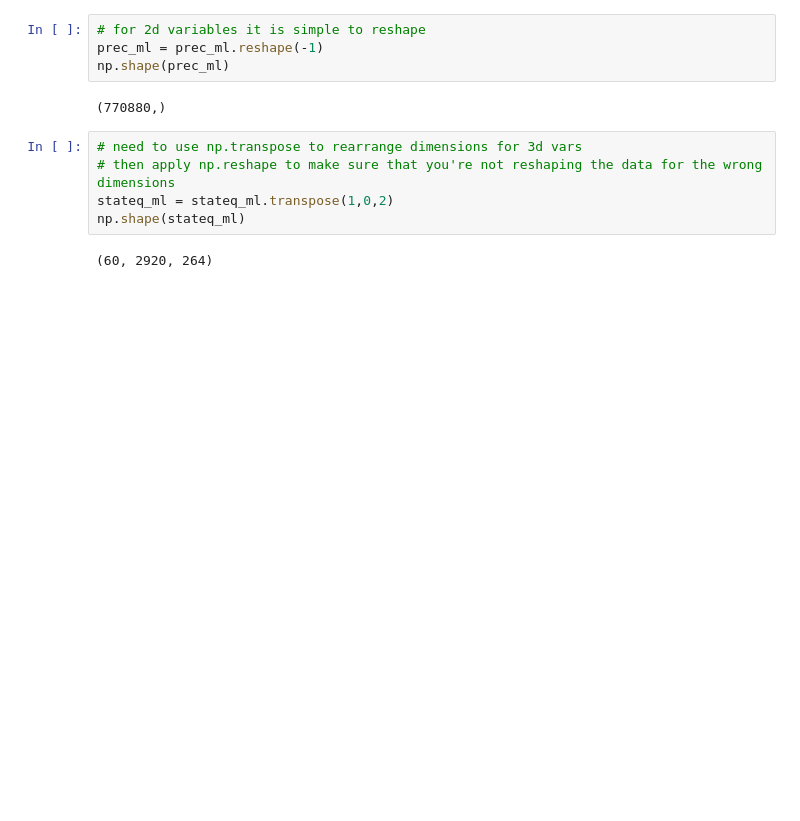
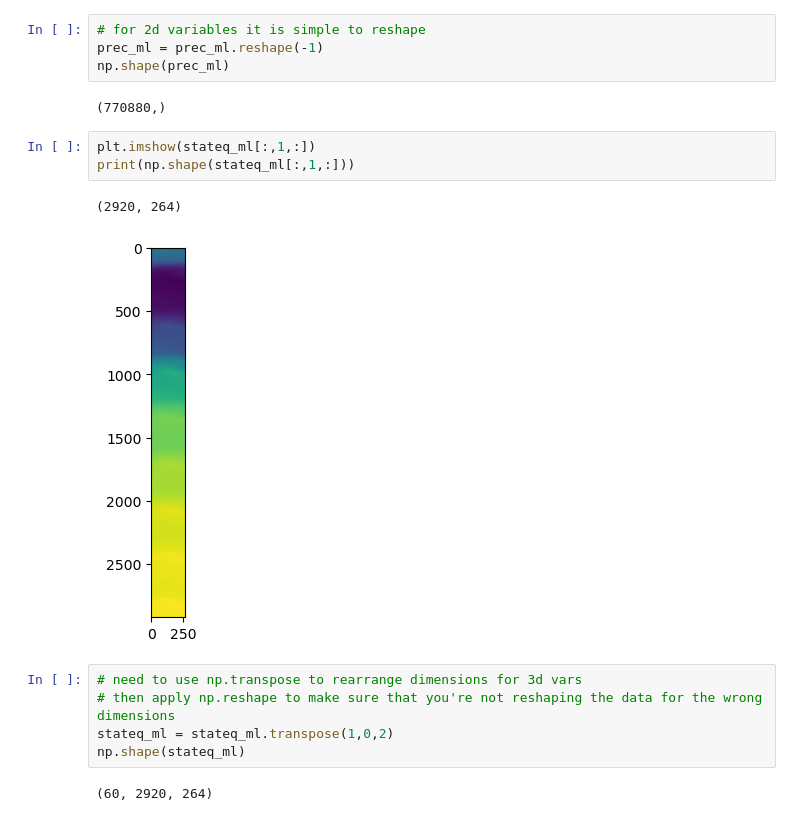
Before and after one commit to sungdukyu/LEAP_REU_Dataset_Notebook, a Jupyter notebook: REU23_slice_preprocess_data.ipynb, the cells around one changed output. Drawn from its saved outputs; the diff is of its cells as text; blank space fills up the shorter version.

```diff
--- a/REU23_slice_preprocess_data.ipynb
+++ b/REU23_slice_preprocess_data.ipynb
@@ -359,6 +377,12 @@ prec_ml = prec_ml.reshape(-1)
 np.shape(prec_ml)
 # %% [output]
 (770880,)
+# %%
+plt.imshow(stateq_ml[:,1,:])
+print(np.shape(stateq_ml[:,1,:]))
+# %% [output]
+(2920, 264)
+[figure, added]
 # %%
 # need to use np.transpose to rearrange dimensions for 3d vars
 # then apply np.reshape to make sure that you're not reshaping the data for the wrong dimensions
```
Also changed, not shown: parts of 7 cells of this notebook, 1 other file.
